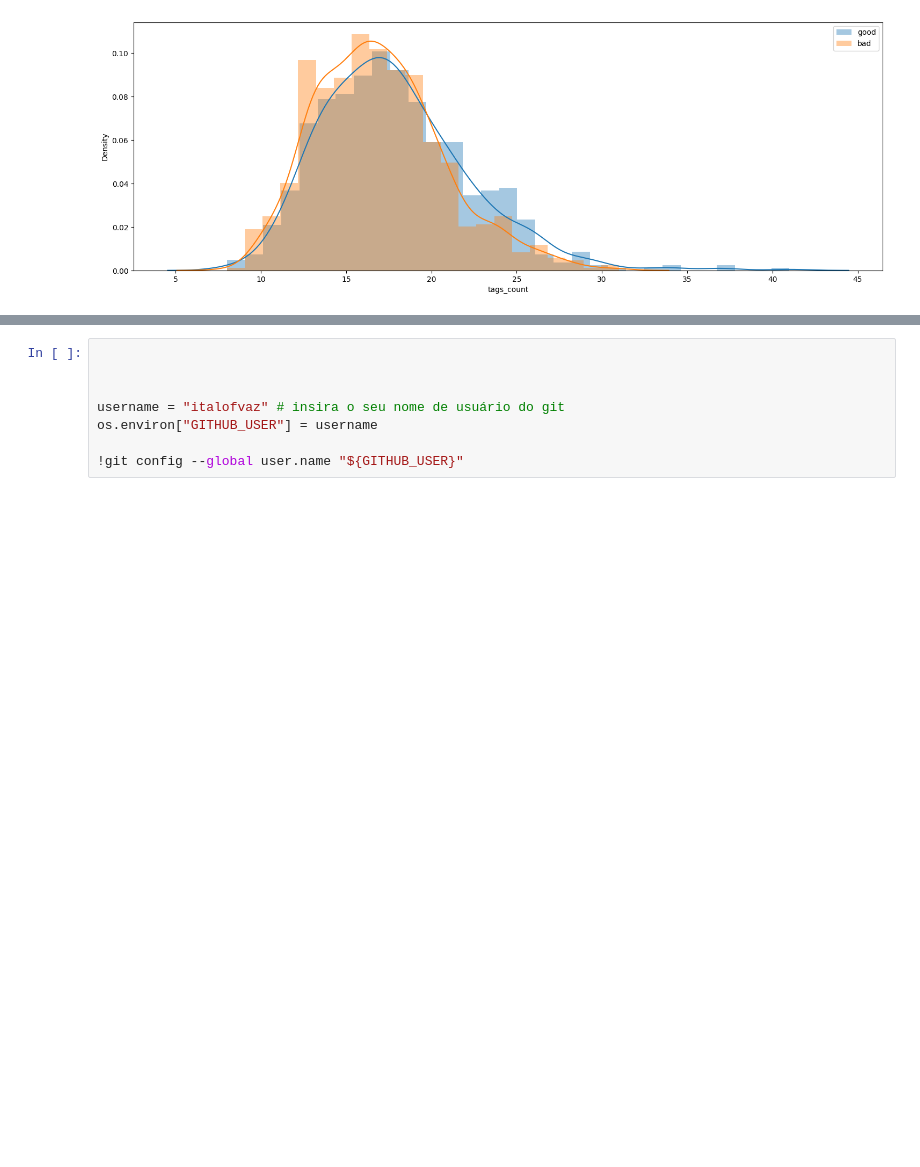
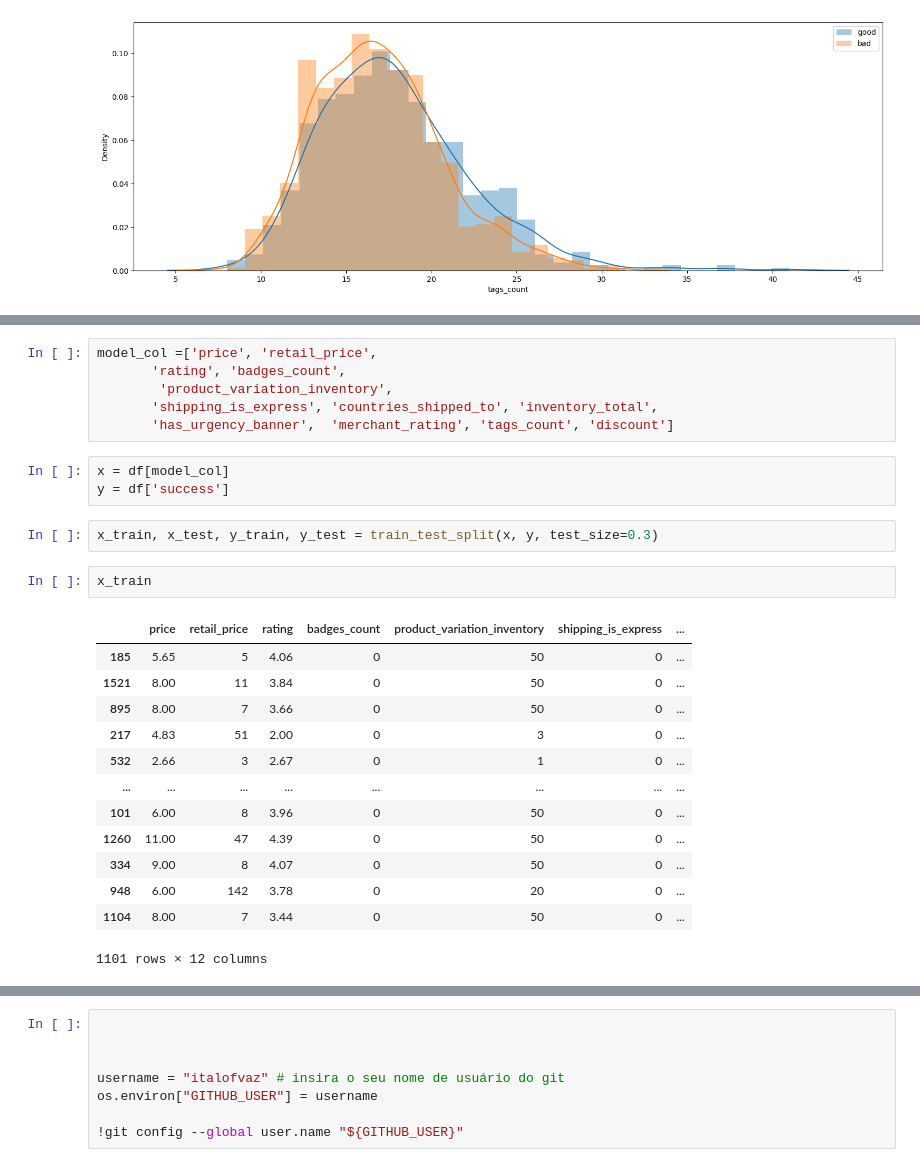
Before and after one commit to italofvaz/EDA_Wish_Sales, a Jupyter notebook: EDA_Wish_Summer_Sales.ipynb, the cells around one changed output, grey strips where cells are left out. Saved outputs shown, nothing was run; the diff lists cells and outputs as text; blank space fills up the shorter version.

```diff
--- a/EDA_Wish_Summer_Sales.ipynb
+++ b/EDA_Wish_Summer_Sales.ipynb
@@ -374,0 +395,27 @@ https://gist.github.com/mwaskom/de44147ed2974457ad6372750bbe5751
+# %%
+model_col =['price', 'retail_price',
+       'rating', 'badges_count',
+        'product_variation_inventory',
+       'shipping_is_express', 'countries_shipped_to', 'inventory_total',
+       'has_urgency_banner',  'merchant_rating', 'tags_count', 'discount']
+# %%
+x = df[model_col]
+y = df['success']
+# %%
+x_train, x_test, y_train, y_test = train_test_split(x, y, test_size=0.3)
+# %%
+x_train
+# %% [output]
+|  | price | retail_price | rating | badges_count | product_variation_inventory | shipping_is_express | ... |
+| 185 | 5.65 | 5 | 4.06 | 0 | 50 | 0 | ... |
+| 1521 | 8.00 | 11 | 3.84 | 0 | 50 | 0 | ... |
+| 895 | 8.00 | 7 | 3.66 | 0 | 50 | 0 | ... |
+| 217 | 4.83 | 51 | 2.00 | 0 | 3 | 0 | ... |
+| 532 | 2.66 | 3 | 2.67 | 0 | 1 | 0 | ... |
+| ... | ... | ... | ... | ... | ... | ... | ... |
+| 101 | 6.00 | 8 | 3.96 | 0 | 50 | 0 | ... |
+| 1260 | 11.00 | 47 | 4.39 | 0 | 50 | 0 | ... |
+| 334 | 9.00 | 8 | 4.07 | 0 | 50 | 0 | ... |
+| 948 | 6.00 | 142 | 3.78 | 0 | 20 | 0 | ... |
+| 1104 | 8.00 | 7 | 3.44 | 0 | 50 | 0 | ... |
+1101 rows × 12 columns
```
Also changed, not shown: parts of 25 cells of this notebook.
